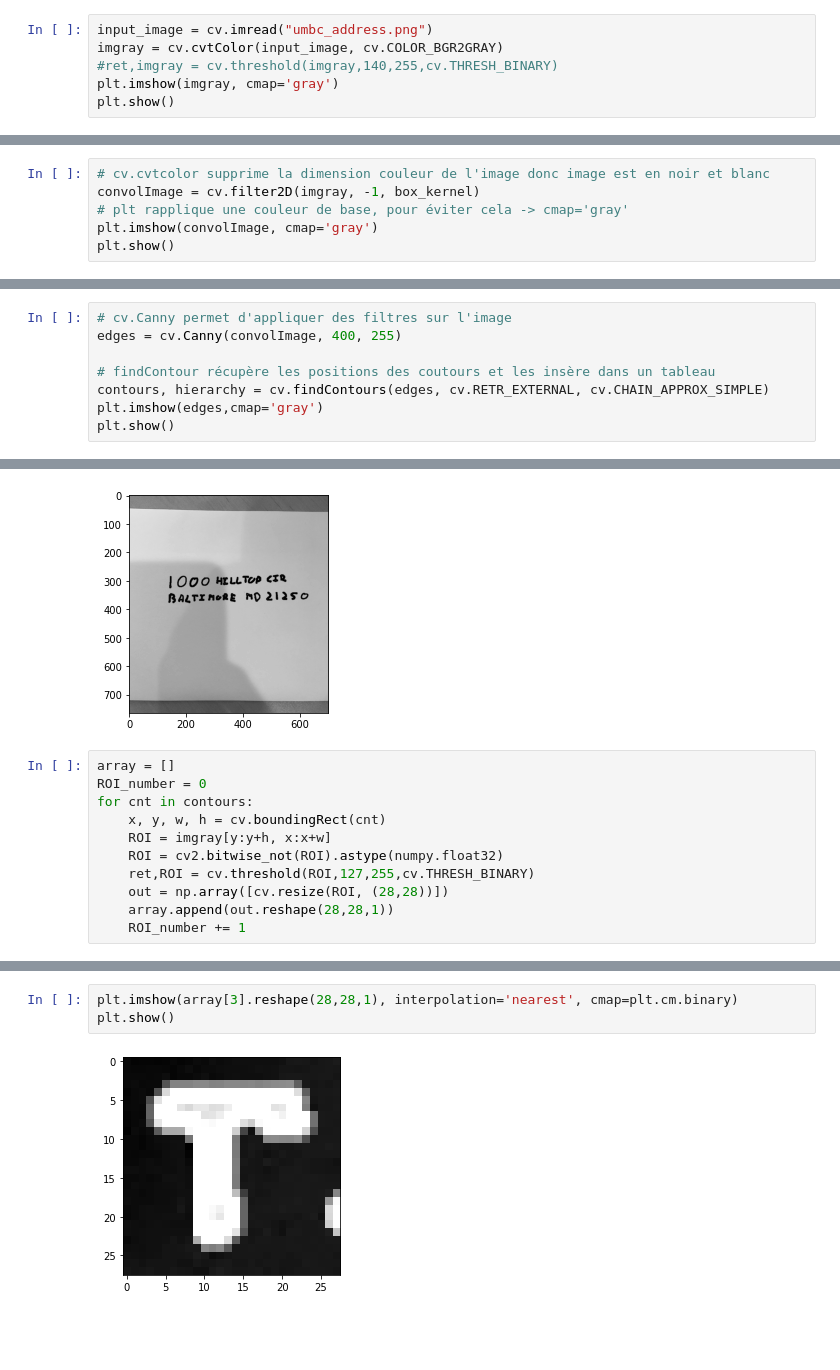
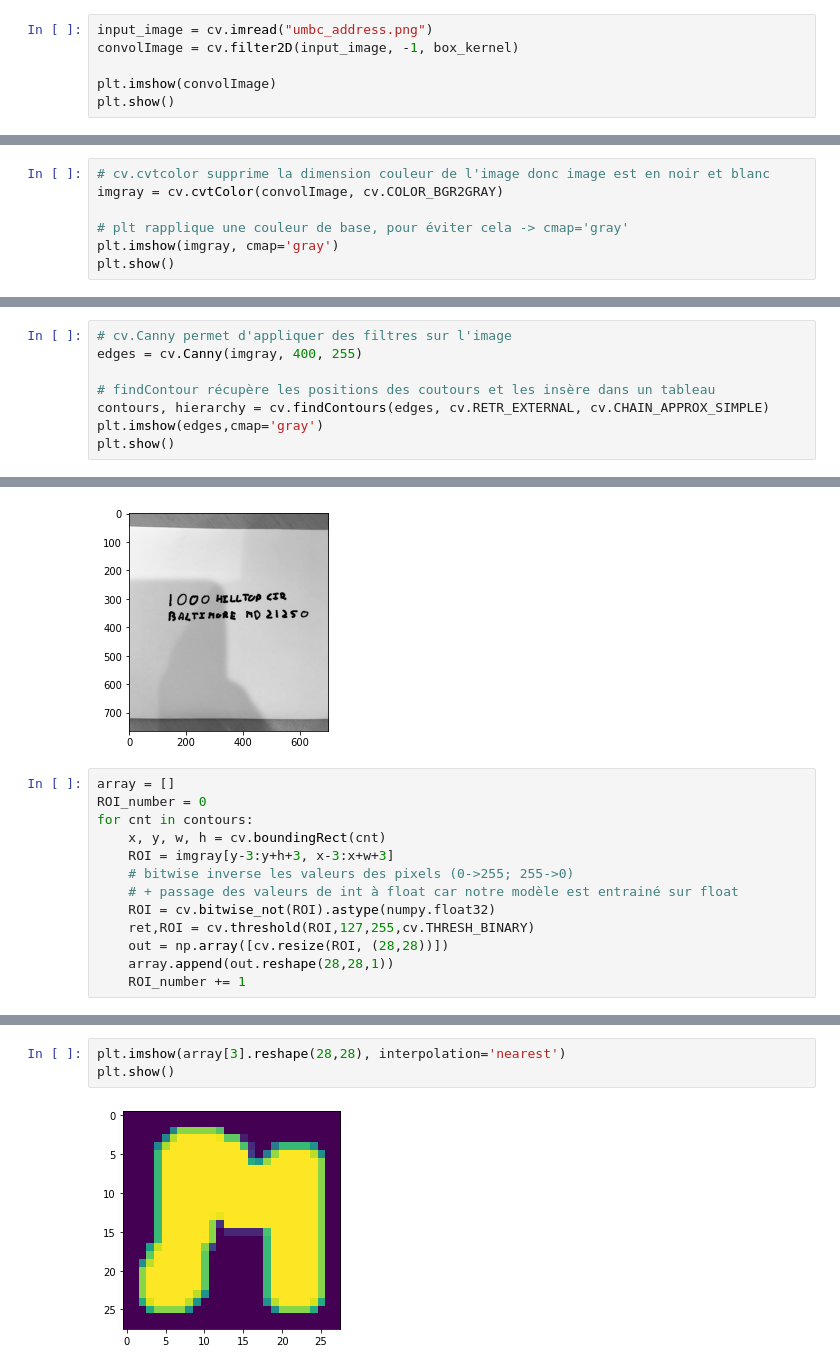
Before and after one commit to PN-picsell/ia_cloud, a Jupyter notebook: FRANTZ_Corentin/tp3_wordDetection/main.ipynb, the cells around one changed output, grey strips where cells are left out. Cells and saved outputs as stored; diff of their text form; blank space fills up the shorter version.

```diff
--- a/FRANTZ_Corentin/tp3_wordDetection/main.ipynb
+++ b/FRANTZ_Corentin/tp3_wordDetection/main.ipynb
@@ -320,7 +277,7 @@ plt.imshow(X_test[77])
 # %%
 input_image = cv.imread("umbc_address.png")
-imgray = cv.cvtColor(input_image, cv.COLOR_BGR2GRAY)
-#ret,imgray = cv.threshold(imgray,140,255,cv.THRESH_BINARY)
-plt.imshow(imgray, cmap='gray')
+convolImage = cv.filter2D(input_image, -1, box_kernel)
+
+plt.imshow(convolImage)
 plt.show()
 # %% [output]
@@ -328,14 +285,15 @@ plt.show()
 # %%
 # cv.cvtcolor supprime la dimension couleur de l'image donc image est en noir et blanc
-convolImage = cv.filter2D(imgray, -1, box_kernel)
+imgray = cv.cvtColor(convolImage, cv.COLOR_BGR2GRAY)
+
 # plt rapplique une couleur de base, pour éviter cela -> cmap='gray'
-plt.imshow(convolImage, cmap='gray')
+plt.imshow(imgray, cmap='gray')
 plt.show()
 # %% [output]
 [figure]
 # %%
 # cv.Canny permet d'appliquer des filtres sur l'image
-edges = cv.Canny(convolImage, 400, 255)
+edges = cv.Canny(imgray, 400, 255)
 
 # findContour récupère les positions des coutours et les insère dans un tableau
 contours, hierarchy = cv.findContours(edges, cv.RETR_EXTERNAL, cv.CHAIN_APPROX_SIMPLE)
@@ -354,8 +312,10 @@ array = []
 ROI_number = 0
 for cnt in contours:
     x, y, w, h = cv.boundingRect(cnt)
-    ROI = imgray[y:y+h, x:x+w]
-    ROI = cv2.bitwise_not(ROI).astype(numpy.float32)
+    ROI = imgray[y-3:y+h+3, x-3:x+w+3]
+    # bitwise inverse les valeurs des pixels (0->255; 255->0)
+    # + passage des valeurs de int à float car notre modèle est entrainé sur float
+    ROI = cv.bitwise_not(ROI).astype(numpy.float32)
     ret,ROI = cv.threshold(ROI,127,255,cv.THRESH_BINARY)
     out = np.array([cv.resize(ROI, (28,28))])
     array.append(out.reshape(28,28,1))
@@ -430,8 +323,8 @@ plt.show()
 # %%
-plt.imshow(array[3].reshape(28,28,1), interpolation='nearest', cmap=plt.cm.binary)
+plt.imshow(array[3].reshape(28,28), interpolation='nearest')
 plt.show()
 # %% [output]
-[figure, old version]
+[figure, new version]
 # %%
 val = model.predict_classes(array[3].reshape(1,28,28,1))
 class_names[val[0]]
```
Also changed, not shown: parts of 28 cells of this notebook, 29 other files.
